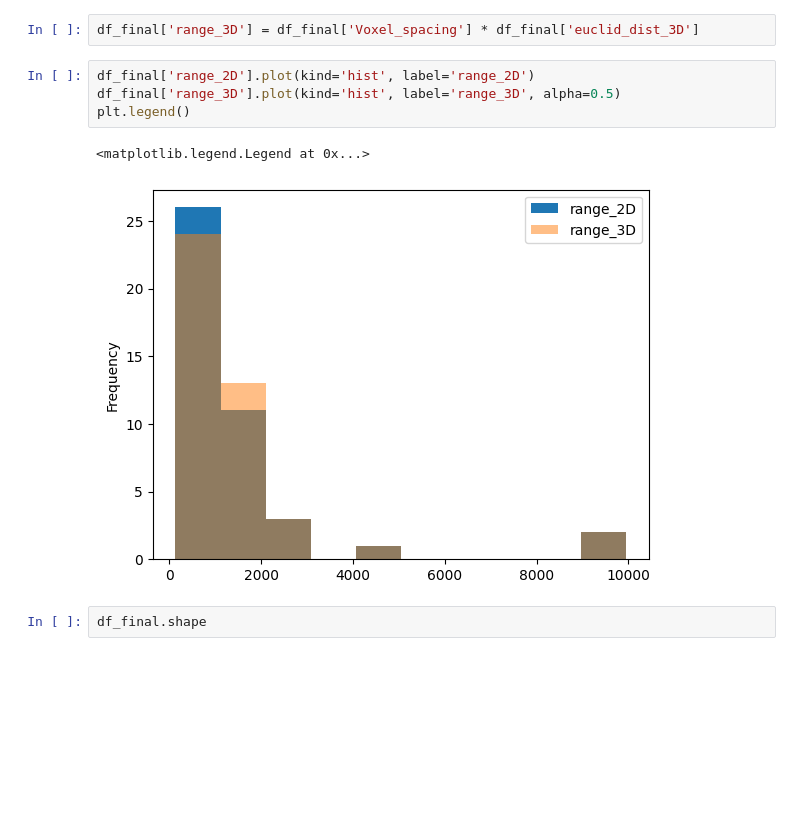
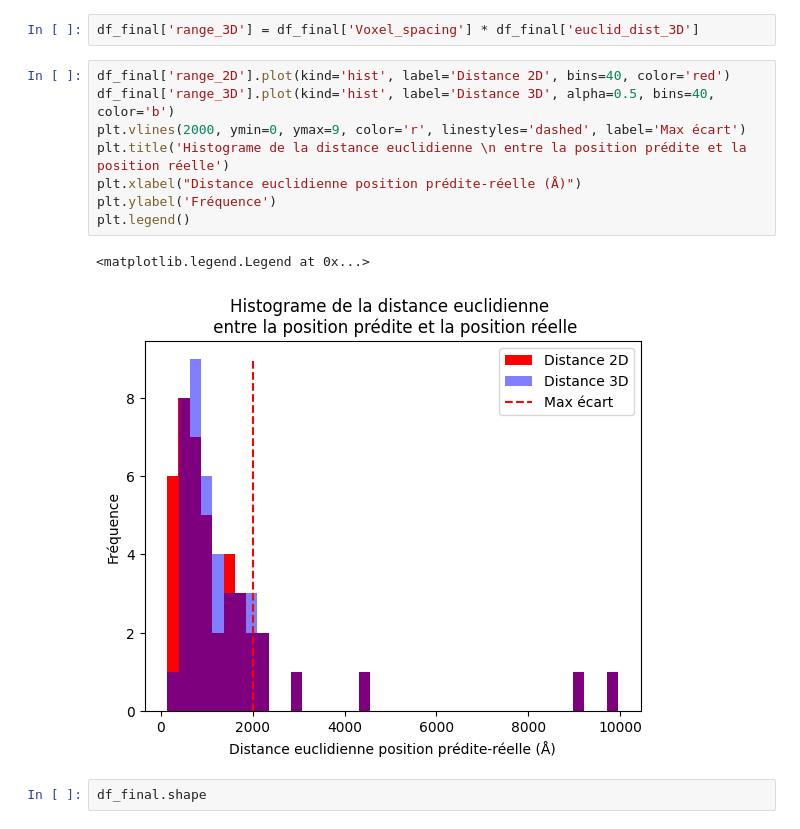
Before and after one commit to mc-will/BYU_Locating-Bacterial_Flagellar_Motors_2025, a Jupyter notebook: notebooks/ThomasDenoirjean_test_workflow.ipynb, the cells around one changed output. Saved outputs shown, nothing was run; the diff lists cells and outputs as text; blank space fills up the shorter version.

```diff
--- a/notebooks/ThomasDenoirjean_test_workflow.ipynb
+++ b/notebooks/ThomasDenoirjean_test_workflow.ipynb
@@ -934,12 +930,16 @@ plt.legend()
 # %%
 df_final['range_3D'] = df_final['Voxel_spacing'] * df_final['euclid_dist_3D']
 # %%
-df_final['range_2D'].plot(kind='hist', label='range_2D')
-df_final['range_3D'].plot(kind='hist', label='range_3D', alpha=0.5)
+df_final['range_2D'].plot(kind='hist', label='Distance 2D', bins=40, color='red')
+df_final['range_3D'].plot(kind='hist', label='Distance 3D', alpha=0.5, bins=40, color='b')
+plt.vlines(2000, ymin=0, ymax=9, color='r', linestyles='dashed', label='Max écart')
+plt.title('Histograme de la distance euclidienne \n entre la position prédite et la position réelle')
+plt.xlabel("Distance euclidienne position prédite-réelle (Å)")
+plt.ylabel('Fréquence')
 plt.legend()
 # %% [output]
 <matplotlib.legend.Legend at 0x...>
-[figure, old version]
+[figure, new version]
 # %%
 df_final.shape
 # %% [output]
```
Also changed, not shown: parts of 22 cells of this notebook, 4 other files.
